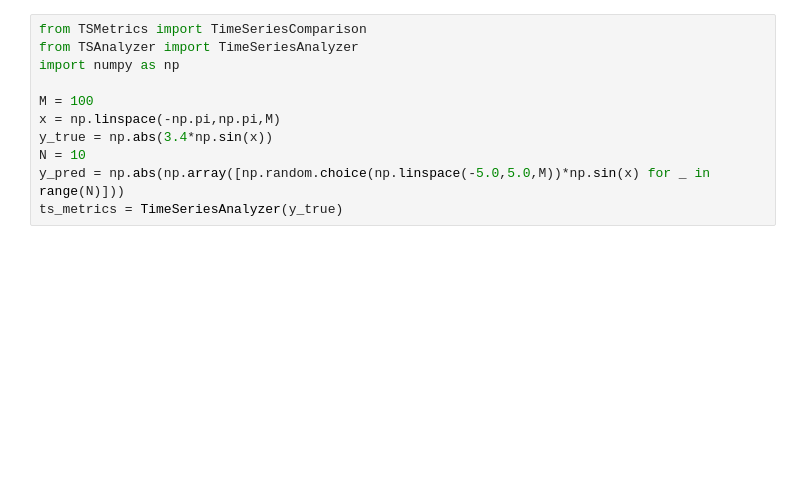
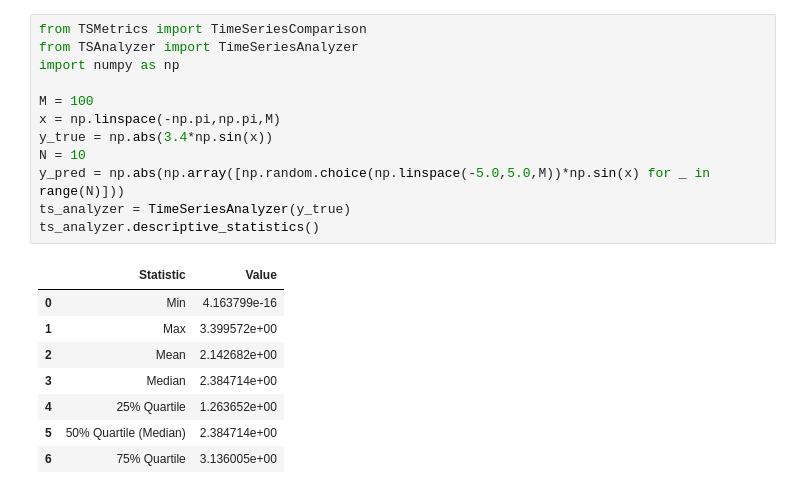
Before and after one commit to PieroPaialungaAI/TSMetrics, a Jupyter notebook: example.ipynb, the cells around one changed output. Drawn from its saved outputs; the diff is of its cells as text; blank space fills up the shorter version.

```diff
--- a/example.ipynb
+++ b/example.ipynb
@@ -1,11 +1,21 @@
 # %%
 from TSMetrics import TimeSeriesComparison
 from TSAnalyzer import TimeSeriesAnalyzer
 import numpy as np
 
 M = 100
 x = np.linspace(-np.pi,np.pi,M)
 y_true = np.abs(3.4*np.sin(x))
 N = 10
 y_pred = np.abs(np.array([np.random.choice(np.linspace(-5.0,5.0,M))*np.sin(x) for _ in range(N)]))
-ts_metrics = TimeSeriesAnalyzer(y_true)
+ts_analyzer = TimeSeriesAnalyzer(y_true)
+ts_analyzer.descriptive_statistics()
+# %% [output]
+|  | Statistic | Value |
+| 0 | Min | 4.163799e-16 |
+| 1 | Max | 3.399572e+00 |
+| 2 | Mean | 2.142682e+00 |
+| 3 | Median | 2.384714e+00 |
+| 4 | 25% Quartile | 1.263652e+00 |
+| 5 | 50% Quartile (Median) | 2.384714e+00 |
+| 6 | 75% Quartile | 3.136005e+00 |
```
Also changed, not shown: parts of 5 cells of this notebook.
